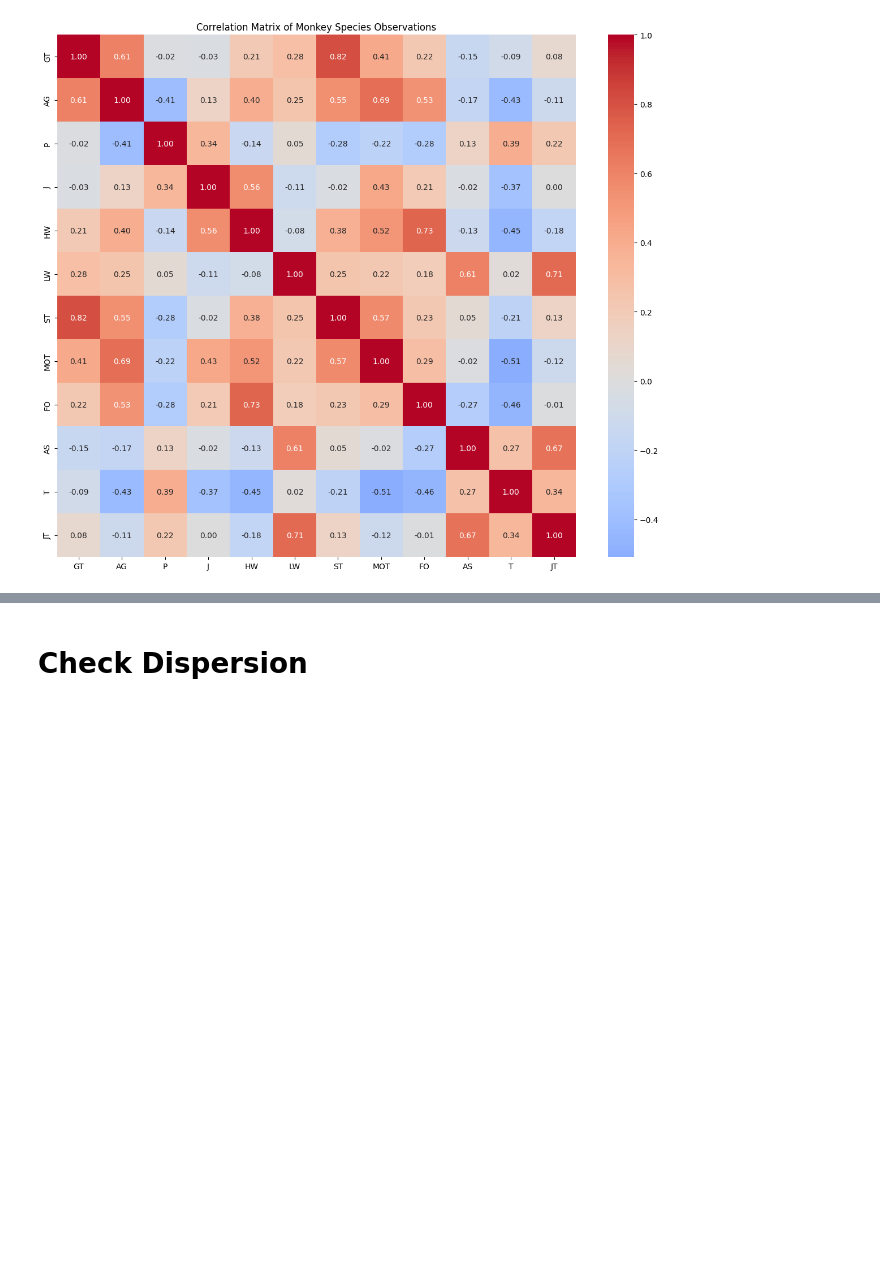
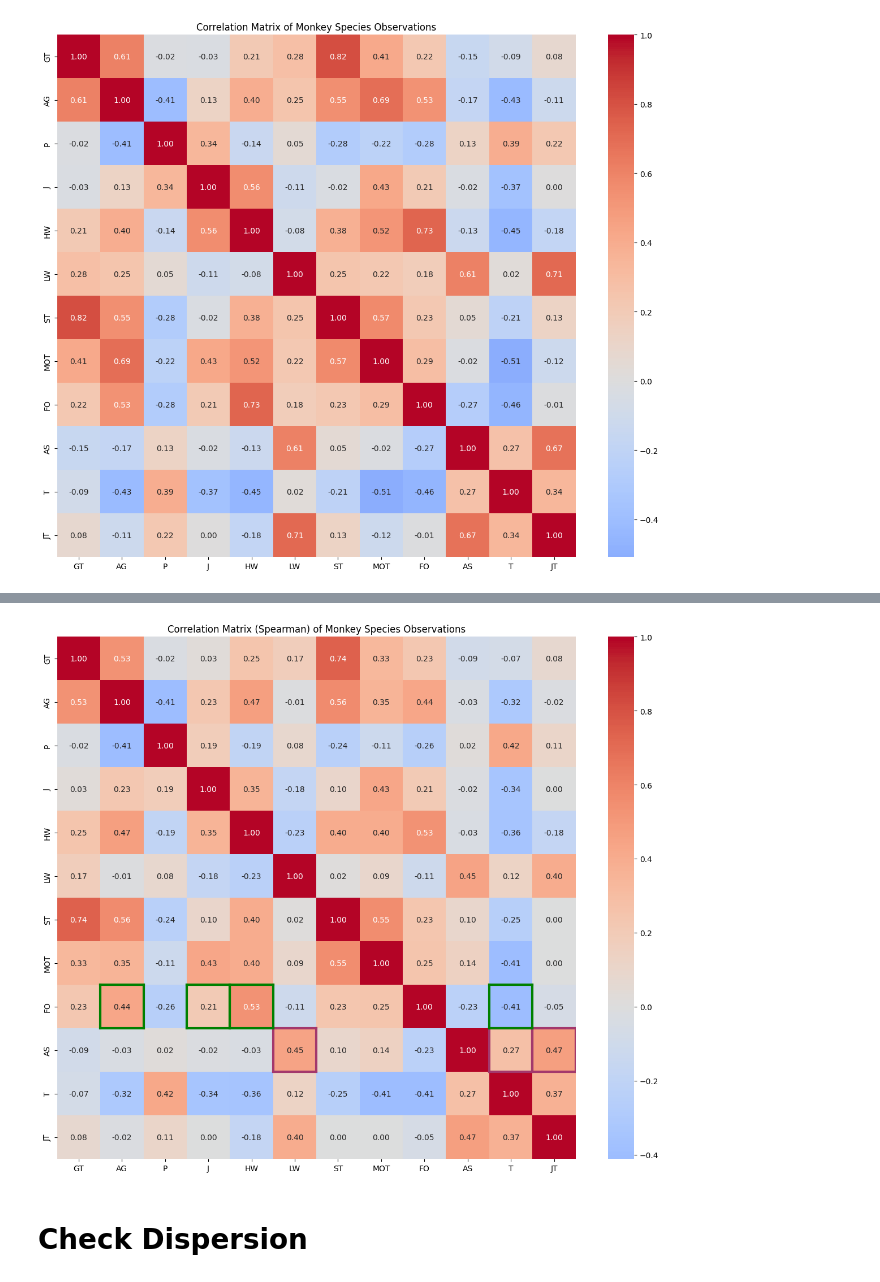
Before and after one commit to alvaro-francisco-gil/monkey-tourism-analysis, a Jupyter notebook: analysis.ipynb, the cells around one changed output, grey strips where cells are left out. Cells and saved outputs as stored; diff of their text form; code cells hidden in the pictures; blank space fills up the shorter version.

```diff
--- a/analysis.ipynb
+++ b/analysis.ipynb
@@ -157,3 +192,11 @@ highlight_correlation_by_variables(corr_matrix, variable_pairs_orange=orange_pai
+# %%
+# Example usage with two different lists:
+orange_pairs = [('AS', 'LW'), ('AS', 'JT'), ('AS', 'T')]
+green_pairs = [('FO', 'HW'), ('FO', 'AG'), ('FO', 'J'), ('FO', 'T')]
+highlight_correlation_by_variables(corr_matrix, variable_pairs_orange=orange_pairs,
+                                variable_pairs_green=green_pairs, method='spearman')
+# %% [output]
+[figure, added]
 # %% [markdown]
 # Check Dispersion
 # %%
```
Also changed, not shown: parts of 3 cells of this notebook, 1 other file.
